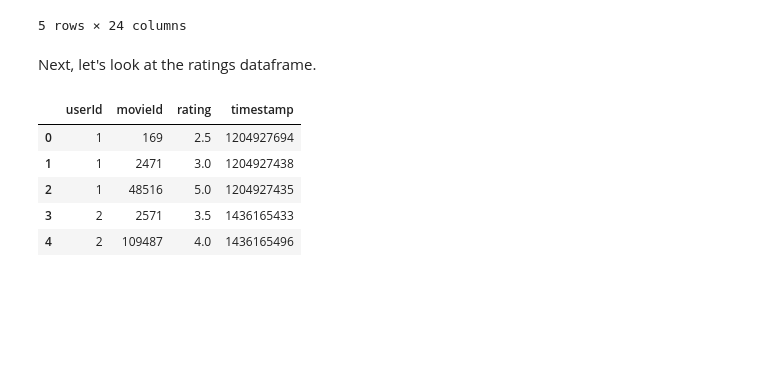
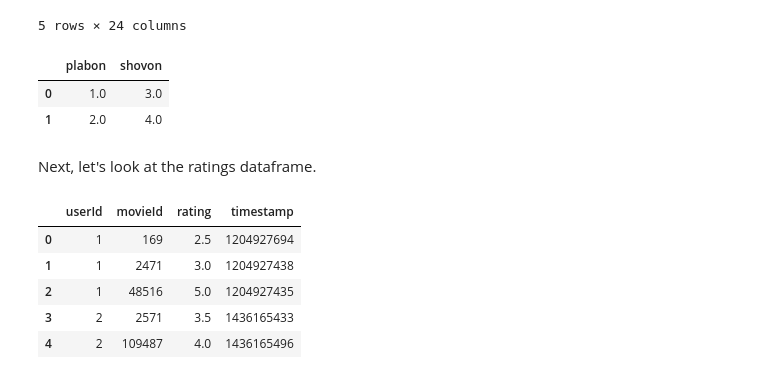
Before and after one commit to plabondutta/Data-Science-and-Machine-Learning-Playground, a Jupyter notebook: Content-based Recommendation System.ipynb, the cells around one changed output. Saved outputs shown, nothing was run; the diff lists cells and outputs as text; code cells hidden in the pictures; blank space fills up the shorter version.

```diff
--- a/Content-based Recommendation System.ipynb
+++ b/Content-based Recommendation System.ipynb
@@ -155,6 +172,18 @@ moviesWithGenres_df.head()
 | 3 | 4 | Waiting to Exhale | [Comedy, Drama, Romance] | 1995 | 0.0 | 0.0 | 0.0 | 1.0 | 0.0 | 1.0 | ... |
 | 4 | 5 | Father of the Bride Part II | [Comedy] | 1995 | 0.0 | 0.0 | 0.0 | 1.0 | 0.0 | 0.0 | ... |
 5 rows × 24 columns
+# %%
+#for practice only
+newDF = pd.DataFrame()
+newDF.at[0, 'plabon'] = 1
+newDF.at[1, 'plabon'] = 2
+newDF.at[0, 'shovon'] = 3
+newDF.at[1, 'shovon'] = 4
+newDF
+# %% [output]
+|  | plabon | shovon |
+| 0 | 1.0 | 3.0 |
+| 1 | 2.0 | 4.0 |
 # %% [markdown]
 Next, let's look at the ratings dataframe.
 # %%
```
Also changed, not shown: parts of 3 cells of this notebook.
